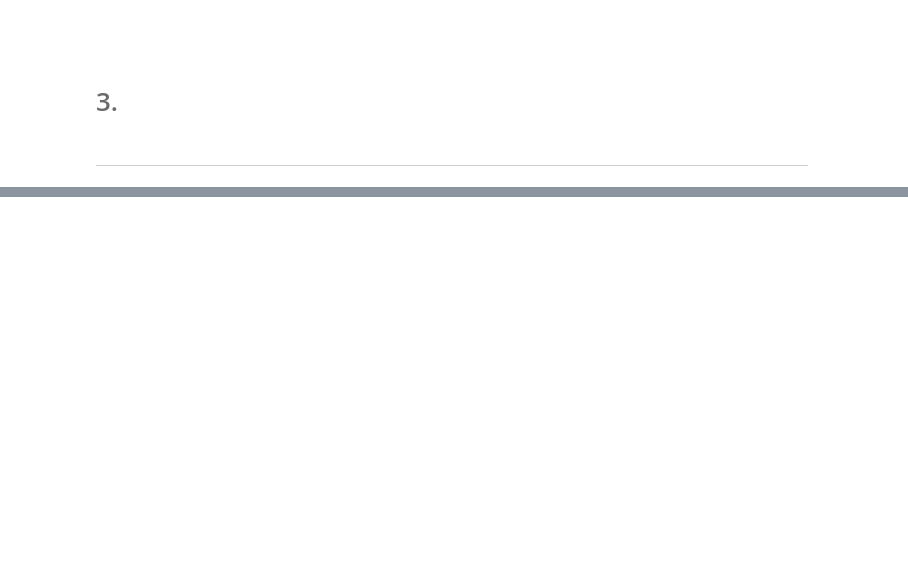
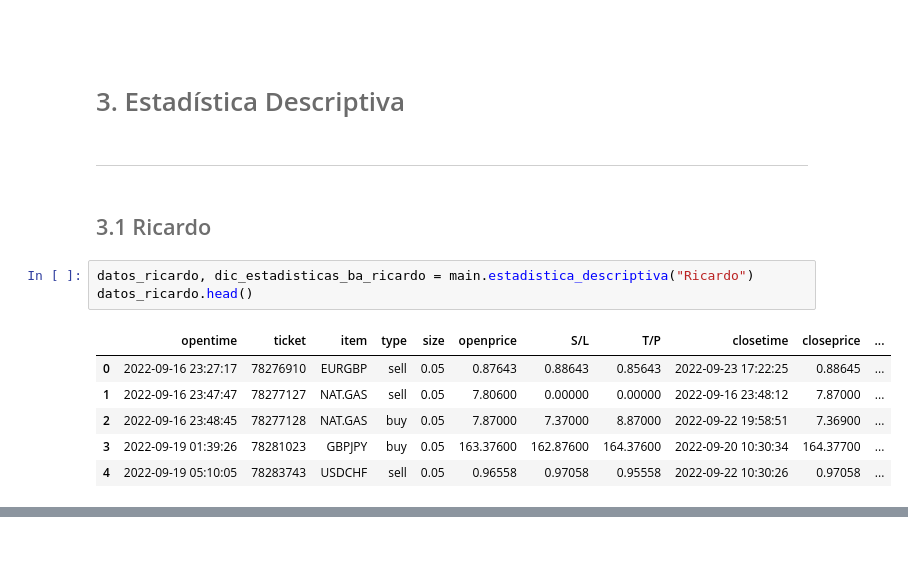
Before and after one commit to cardenasramosr/MyST_LAB_3, a Jupyter notebook: notebook.ipynb, the cells around one changed output, grey strips where cells are left out. Drawn from its saved outputs; the diff is of its cells as text; blank space fills up the shorter version.

Commit message:
Parte 1. Estadistica Descriptiva

```diff
--- a/notebook.ipynb
+++ b/notebook.ipynb
@@ -59,6 +59,18 @@ import main
 # %% [markdown]
 <br>
 # %% [markdown]
-# <font color= #6B6B6B> 3.  </font>
+# <font color= #6B6B6B> 3. Estadística Descriptiva </font>
 # %% [markdown]
 <hr style="border:0.02in solid gray"> </hr>
+# %% [markdown]
+## <font color= #6E6E6E> 3.1 Ricardo </font>
+# %%
+datos_ricardo, dic_estadisticas_ba_ricardo = main.estadistica_descriptiva("Ricardo")
+datos_ricardo.head()
+# %% [output]
+|  | opentime | ticket | item | type | size | openprice | S/L | T/P | closetime | closeprice | ... |
+| 0 | 2022-09-16 23:27:17 | 78276910 | EURGBP | sell | 0.05 | 0.87643 | 0.88643 | 0.85643 | 2022-09-23 17:22:25 | 0.88645 | ... |
+| 1 | 2022-09-16 23:47:47 | 78277127 | NAT.GAS | sell | 0.05 | 7.80600 | 0.00000 | 0.00000 | 2022-09-16 23:48:12 | 7.87000 | ... |
+| 2 | 2022-09-16 23:48:45 | 78277128 | NAT.GAS | buy | 0.05 | 7.87000 | 7.37000 | 8.87000 | 2022-09-22 19:58:51 | 7.36900 | ... |
+| 3 | 2022-09-19 01:39:26 | 78281023 | GBPJPY | buy | 0.05 | 163.37600 | 162.87600 | 164.37600 | 2022-09-20 10:30:34 | 164.37700 | ... |
+| 4 | 2022-09-19 05:10:05 | 78283743 | USDCHF | sell | 0.05 | 0.96558 | 0.97058 | 0.95558 | 2022-09-22 10:30:26 | 0.97058 | ... |
```
Also changed, not shown: parts of 13 cells of this notebook, 3 other files.
